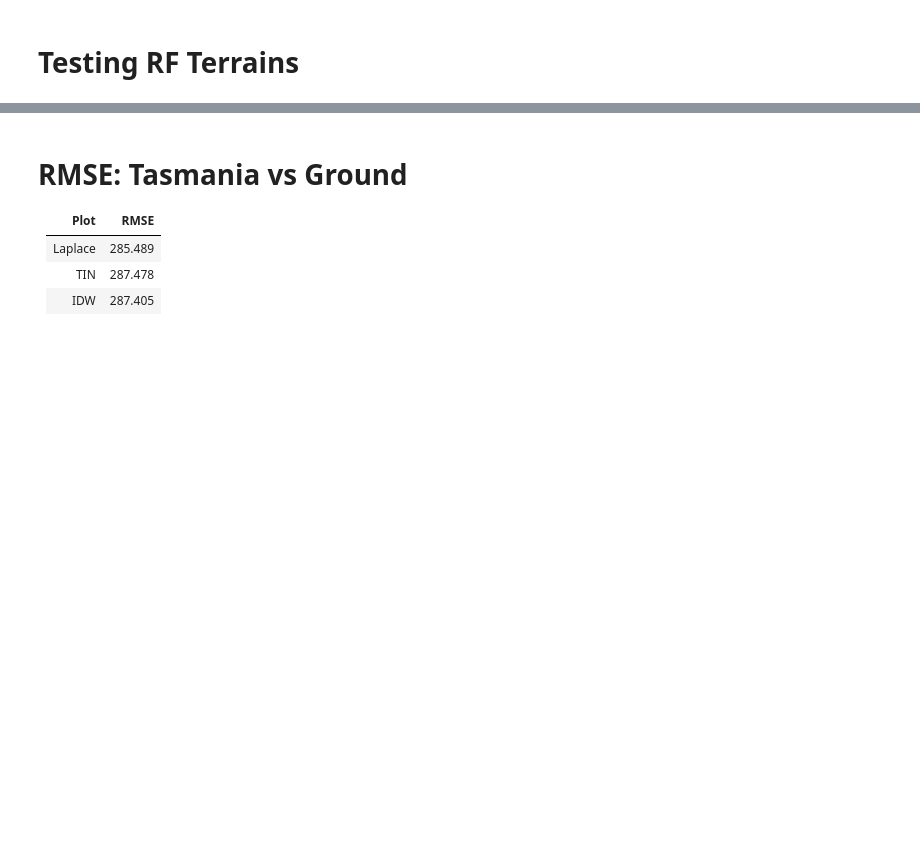
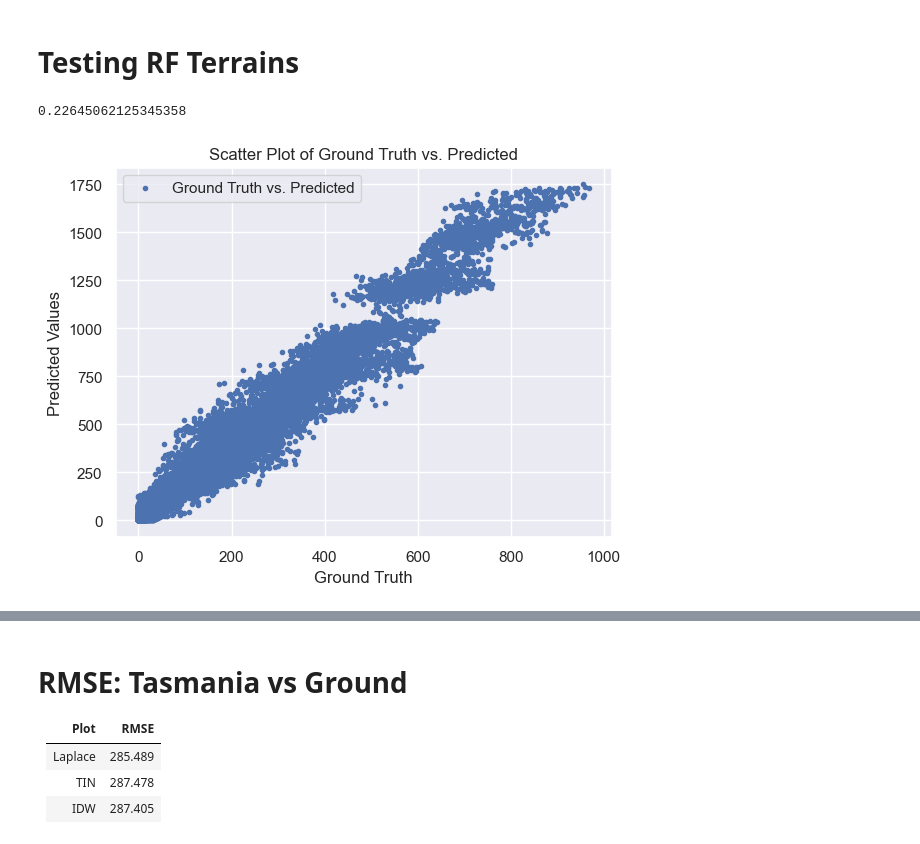
Before and after one commit to leowlk/RF_Terrain, a Jupyter notebook: notebooks/rf_analysis.ipynb, the cells around one changed output, grey strips where cells are left out. Saved outputs shown, nothing was run; the diff lists cells and outputs as text; code cells hidden in the pictures; blank space fills up the shorter version.

Commit message:
added predicted v plot

```diff
--- a/notebooks/rf_analysis.ipynb
+++ b/notebooks/rf_analysis.ipynb
@@ -42 +52,55 @@ laplace = Analysis()
+# %%
+AU_truth = '../ICESAT/tasmania/gnd_dem_02.tif'
+pred = '../ICESAT/tasmania/interpolation/interpSamples_laplace.tif'
+res = '../ICESAT/tasmania/results/tasmania_tasman_samples4.tif'
+
+# tasman_pred_laplace = '../ICESAT/tasmania/interpolation/interpSamples_laplace.tif'
+# tasman_pred_idw = '../ICESAT/tasmania/interpolation/interpSamples_idw.tif'
+# tasman_pred_tin = '../ICESAT/tasmania/interpolation/interpSamples_tin.tif'
+# tasman_pred_nni = '../ICESAT/tasmania/interpolation/interpSamples_nni.tif'
+# _pred_rf = '../ICESAT/nzealand/results/taranaki_pred_combinedRF.tif'
+
+icepts = "../ICESAT/tasmania/tasman_samples4.csv"
+icepts = pd.read_csv(icepts)
+
+# Assuming your CSV file has columns named 'x', 'y', and 'z'
+x = icepts['lon'].values
+y = icepts['lat'].values
+
+interpn = "Laplace"
+# %%
+tester = Analysis(res, AU_truth)
+ground_truth = tester.gnd
+input_data = tester.inp
+sns.set()
+
+slice_range = {
+    'x': slice(
+        max(input_data['x'].min(), ground_truth['x'].min()) + 0.03,
+        min(input_data['x'].max(), ground_truth['x'].max()) - 0.03,
+    ),
+    'y': slice(
+        max(input_data['y'].min(), ground_truth['y'].min()) + 0.03,
+        min(input_data['y'].max(), ground_truth['y'].max()) - 0.03,
+    ),
+}
+cropped_predicted = input_data.sel(slice_range)
+cropped_ground_truth = ground_truth.sel(slice_range)
+
+cropped_predicted = cropped_predicted.band_1.to_numpy()
+cropped_ground_truth = cropped_ground_truth.band_1.to_numpy()
+
+# plt.figure(figsize=(10, 6))  # Adjust the figure size as needed
+plt.scatter(cropped_ground_truth, cropped_predicted, c='b', marker='.', label='Ground Truth vs. Predicted')
+# Add labels and title
+plt.xlabel('Ground Truth')
+plt.ylabel('Predicted Values')
+plt.title('Scatter Plot of Ground Truth vs. Predicted')
+# # Add a 45-degree reference line (optional)
+# plt.plot([np.min(cropped_ground_truth), np.max(cropped_ground_truth)], [np.min(cropped_ground_truth), np.max(cropped_ground_truth)], 'r--', label='45-degree line')
+plt.legend()
+plt.show()
+# %% [output]
+0.22645062125345358
+[figure, added]
 # %%
```
Also changed, not shown: parts of 3 cells of this notebook, 5 other files.
